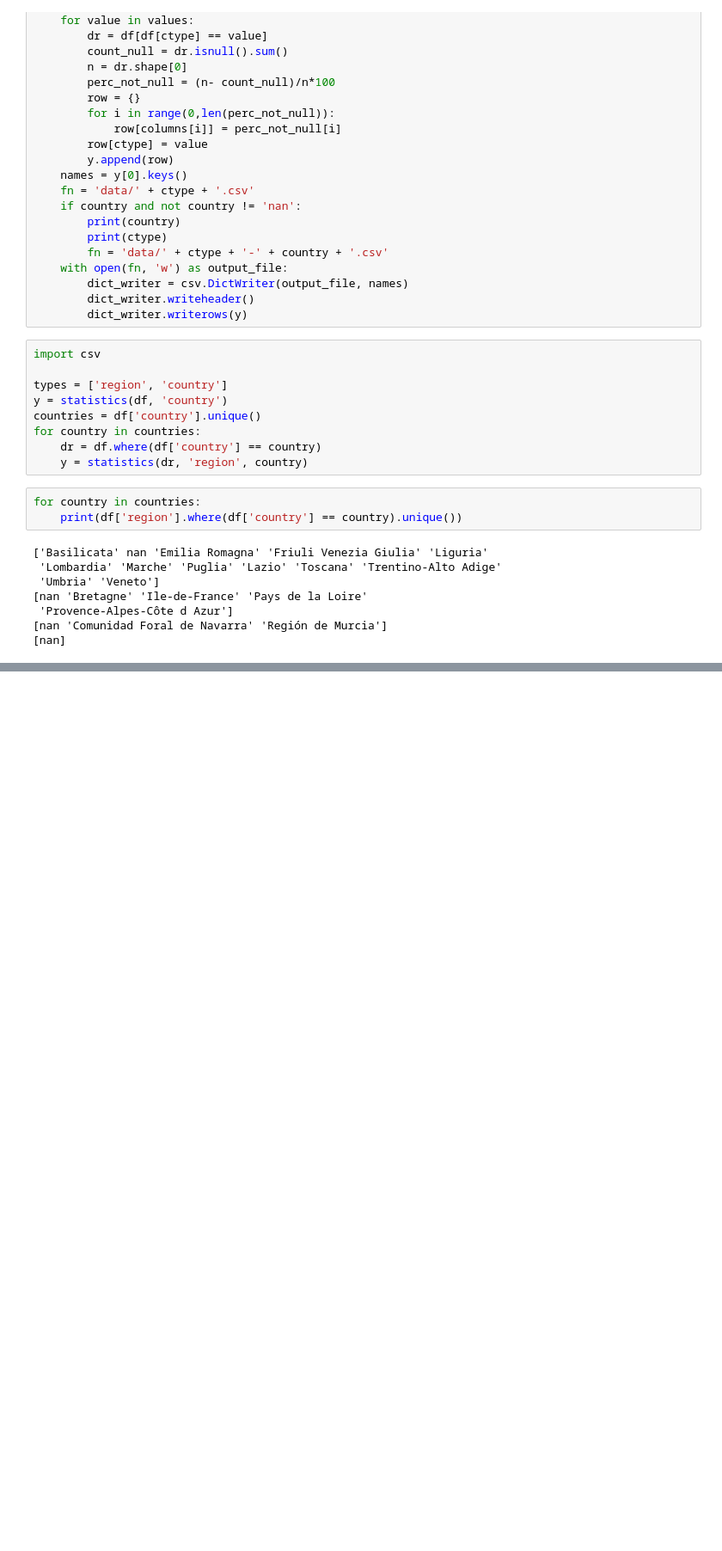
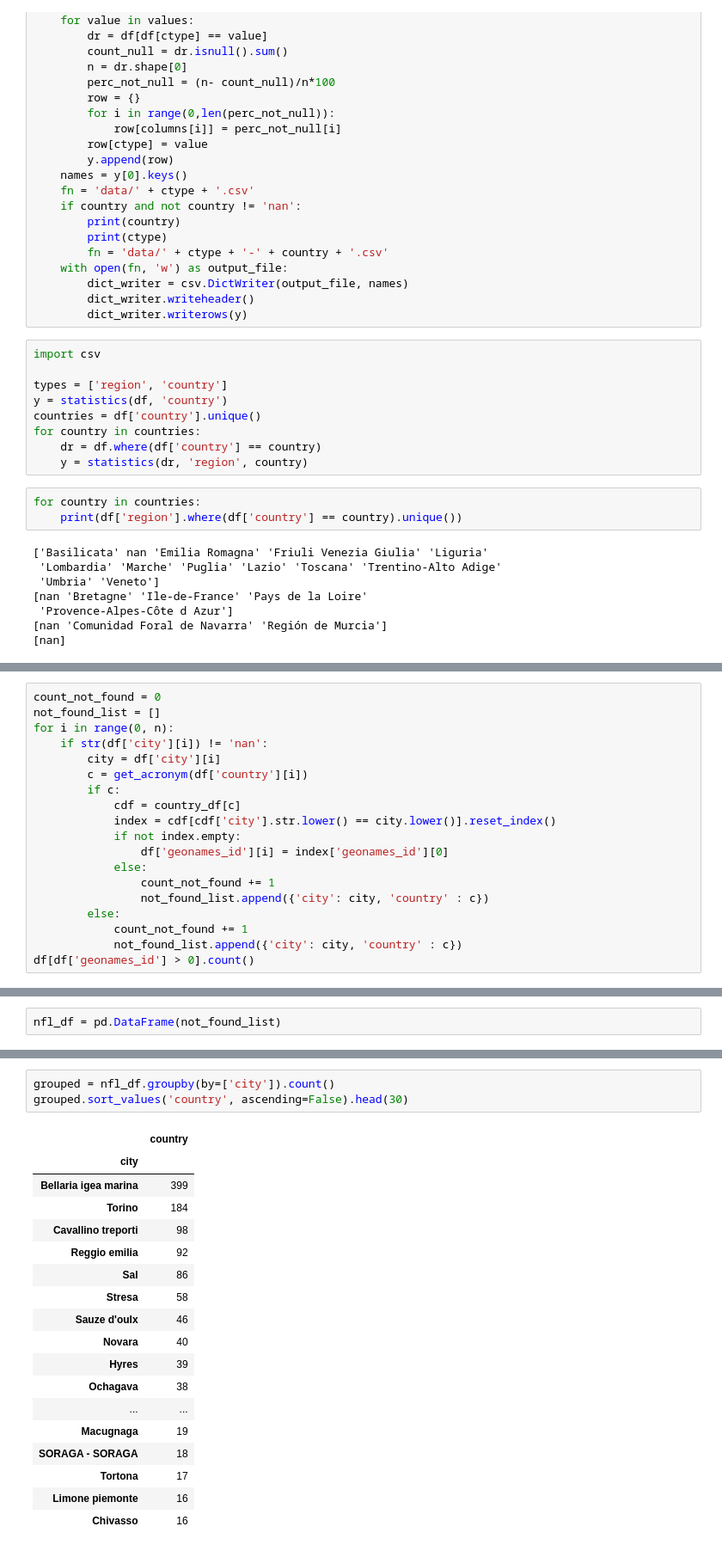
Before and after one commit to alod83/papers, a Jupyter notebook: tourpedia2/Analyse Accommodations.ipynb, the cells around one changed output, grey strips where cells are left out. Shown at 86% size. Saved outputs shown, nothing was run; the diff lists cells and outputs as text; blank space fills up the shorter version.

```diff
--- a/tourpedia2/Analyse Accommodations.ipynb
+++ b/tourpedia2/Analyse Accommodations.ipynb
@@ -133,0 +295,19 @@ for country in countries:
+# %%
+count_not_found = 0
+not_found_list = []
+for i in range(0, n):
+    if str(df['city'][i]) != 'nan':
+        city = df['city'][i]
+        c = get_acronym(df['country'][i])
+        if c:
+            cdf = country_df[c]
+            index = cdf[cdf['city'].str.lower() == city.lower()].reset_index()
+            if not index.empty:
+                df['geonames_id'][i] = index['geonames_id'][0]
+            else:
+                count_not_found += 1
+                not_found_list.append({'city': city, 'country' : c})
+        else:
+            count_not_found += 1
+            not_found_list.append({'city': city, 'country' : c})
+df[df['geonames_id'] > 0].count()
@@ -133,0 +354,2 @@ for country in countries:
+# %%
+nfl_df = pd.DataFrame(not_found_list)
@@ -133,0 +365,22 @@ for country in countries:
+# %%
+grouped = nfl_df.groupby(by=['city']).count()
+grouped.sort_values('country', ascending=False).head(30)
+# %% [output]
+|  | country |
+| city |  |
+| Bellaria igea marina | 399 |
+| Torino | 184 |
+| Cavallino treporti | 98 |
+| Reggio emilia | 92 |
+| Sal | 86 |
+| Stresa | 58 |
+| Sauze d'oulx | 46 |
+| Novara | 40 |
+| Hyres | 39 |
+| Ochagava | 38 |
+| ... | ... |
+| Macugnaga | 19 |
+| SORAGA - SORAGA | 18 |
+| Tortona | 17 |
+| Limone piemonte | 16 |
+| Chivasso | 16 |
```
Also changed, not shown: parts of 35 cells of this notebook, 3 other files.
